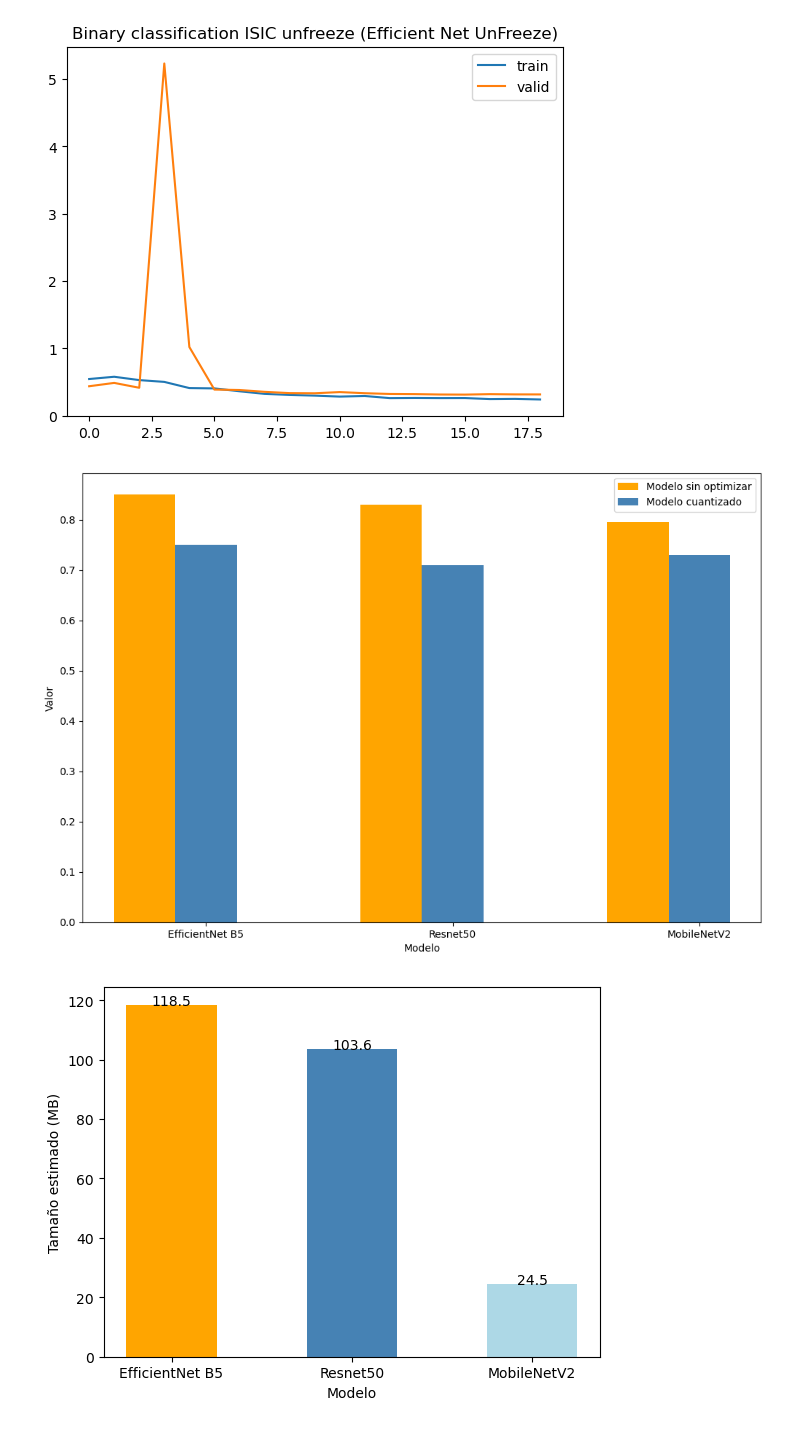
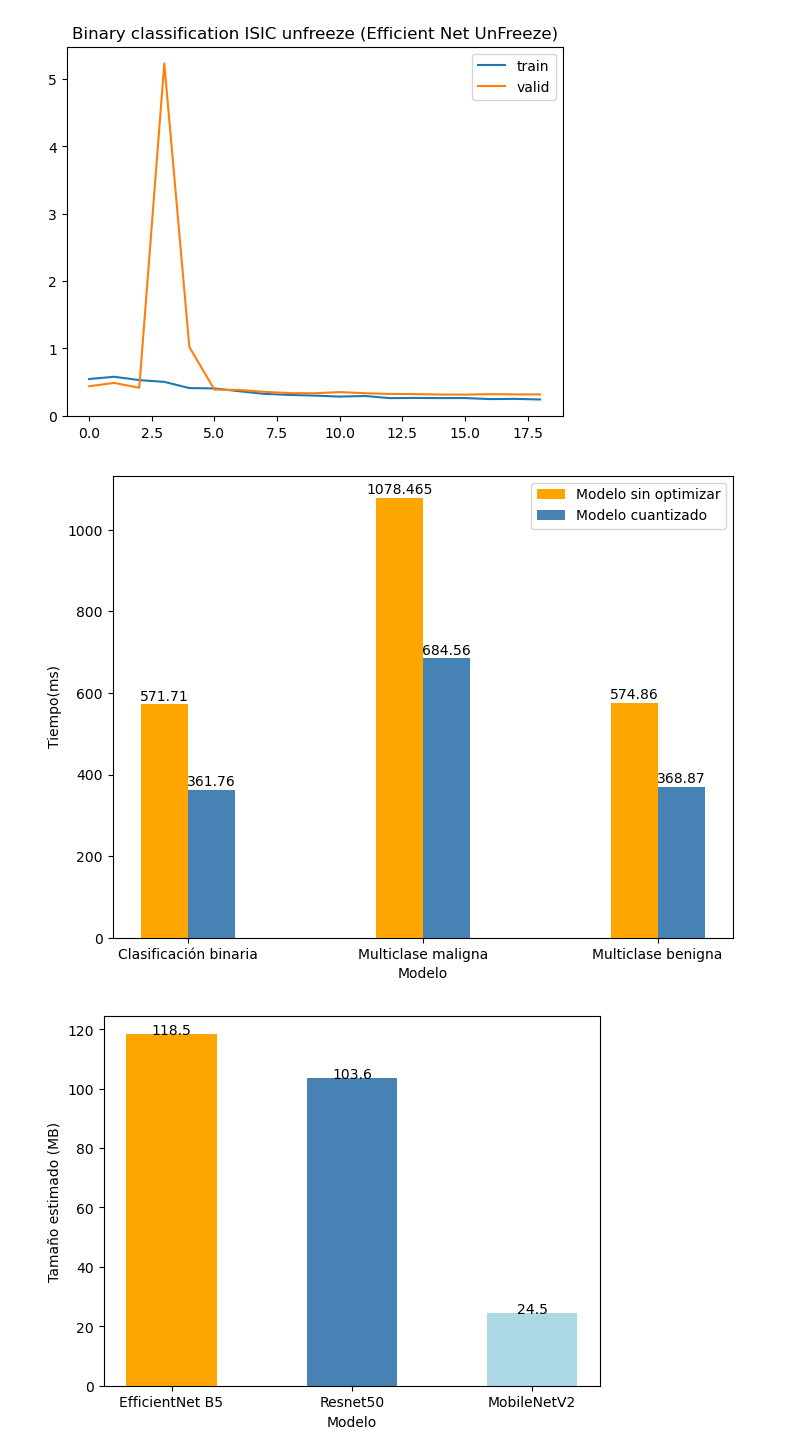
Before and after one commit to hexecoded/TFG, a Jupyter notebook: Modelos/Binaria/ISIC/learningCurves/curves.ipynb, the cells around one changed output. Saved outputs shown, nothing was run; the diff lists cells and outputs as text; code cells hidden in the pictures.

Commit message:
Gráficos: plots de barras con numeración

```diff
--- a/Modelos/Binaria/ISIC/learningCurves/curves.ipynb
+++ b/Modelos/Binaria/ISIC/learningCurves/curves.ipynb
@@ -170,40 +170,47 @@ import seaborn as sns
 objects = ('EfficientNet B5', 'Resnet50', 'MobilenetV2')
 y_pos = np.arange(len(objects))
 
 
 import numpy as np
 import matplotlib.pyplot as plt
 
 # set width of bar
-barWidth = 0.25
-fig = plt.subplots(figsize =(12, 8))
+barWidth = 0.2
+fig = plt.subplots(figsize =(8, 6))
 
 # set height of bar
 orig = [571.71, 1078.465, 574.86]
 quant = [361.76, 684.56, 368.87]
 
 # Set position of bar on X axis
 br1 = np.arange(len(orig))
 br2 = [x + barWidth for x in br1]
 
 # Make the plot
 plt.bar(br1, orig, width = barWidth,
          label ='Modelo sin optimizar', color = 'orange')
 plt.bar(br2, quant,  width = barWidth,
          label ='Modelo cuantizado', color = "steelblue")
 
+for i, w, m in zip(br1, orig, quant):
+    plt.text(i, w + 10, str(w),
+             horizontalalignment='center')
+
+    plt.text(i + barWidth, m + 10, str(m),
+             horizontalalignment='center')
+
 # Adding Xticks
 plt.xlabel('Modelo')
-plt.ylabel('Valor')
-plt.xticks([r + barWidth for r in range(len(orig))],
-        ['EfficientNet B5', 'Resnet50', 'MobileNetV2'])
+plt.ylabel('Tiempo(ms)')
+plt.xticks([r + barWidth/2 for r in range(len(orig))],
+        ['Clasificación binaria', 'Multiclase maligna', 'Multiclase benigna'])
 
 plt.legend()
-plt.savefig("metricas.png",dpi=200)
+plt.savefig("tiempoinferencia.png",dpi=200)
 
 plt.show()
 # %% [output]
-[figure, old version]
+[figure, new version]
 # %%
 flops = [118.5, 103.6, 24.5]
 barWidth = 0.25
```
